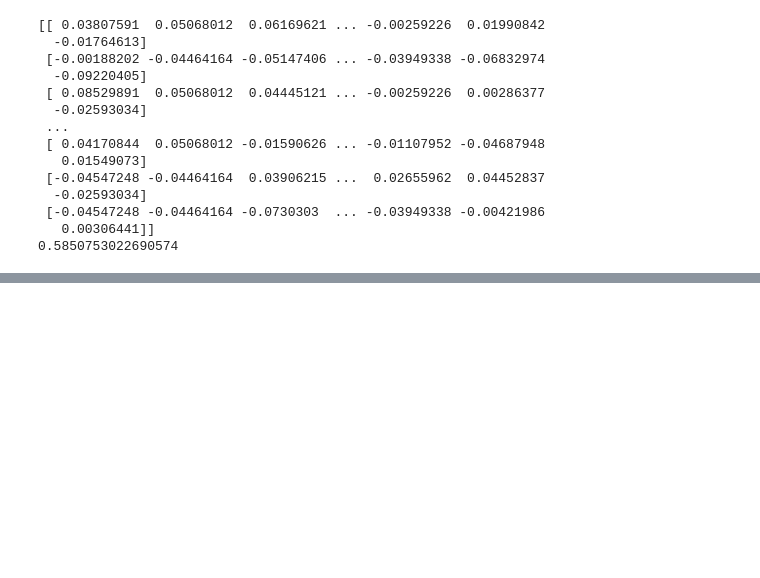
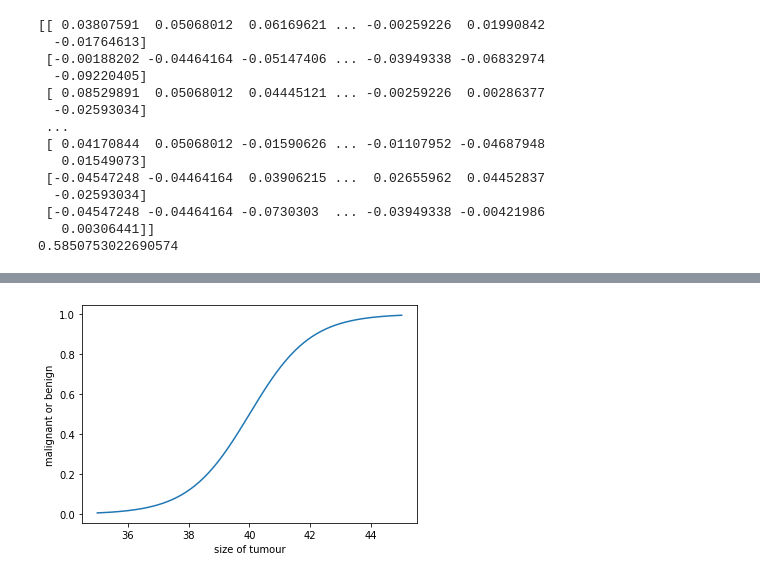
Before and after one commit to suryaprakash9143/AITTA, a Jupyter notebook: Untitled2.ipynb, the cells around one changed output, grey strips where cells are left out. Saved outputs shown, nothing was run; the diff lists cells and outputs as text; code cells hidden in the pictures; blank space fills up the shorter version.

```diff
--- a/Untitled2.ipynb
+++ b/Untitled2.ipynb
@@ -53,0 +102,12 @@ print(score)
+# %%
+# Sigmoid Function or Logistic Function Characteristic
+
+x = np.linspace(-5,+5,200)
+y = 1 / (1 + np.exp(-x))
+
+plt.plot(40+x, y)
+plt.xlabel('size of tumour')
+plt.ylabel('malignant or benign')
+plt.show()
+# %% [output]
+[figure, added]
```
Also changed, not shown: parts of 1 cell of this notebook.
